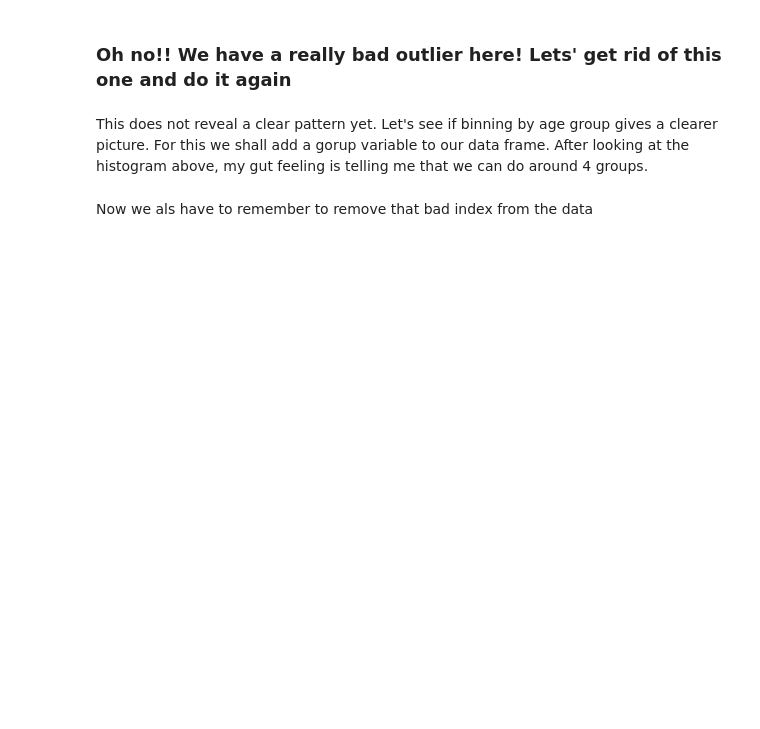
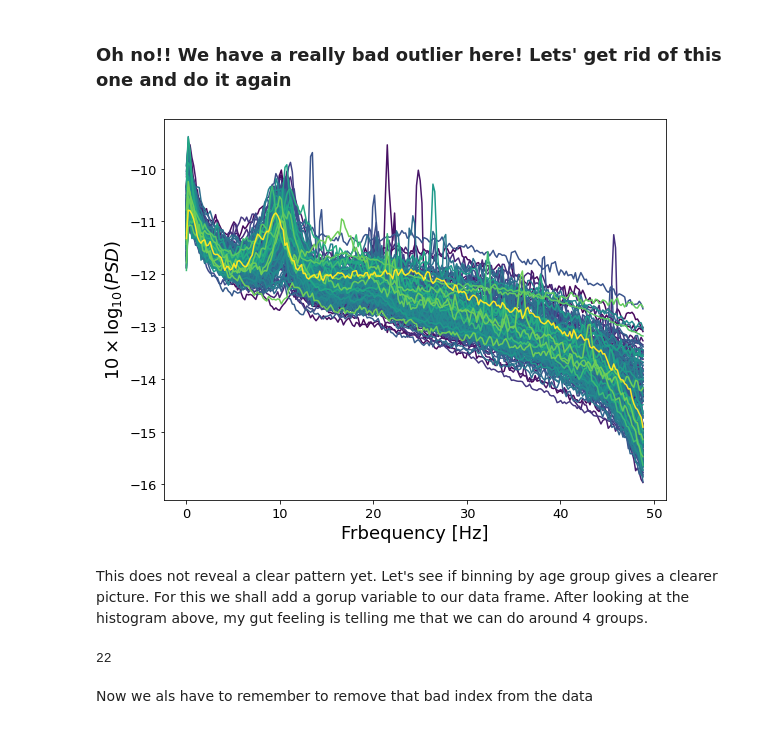
Before and after one commit to dengemann/eeg-pred-modeling-summer-school, a Jupyter notebook: plot_eeg_features_and_build_a_simple_model.ipynb, the cells around one changed output. Drawn from its saved outputs; the diff is of its cells as text; code cells hidden in the pictures; blank space fills up the shorter version.

```diff
--- a/plot_eeg_features_and_build_a_simple_model.ipynb
+++ b/plot_eeg_features_and_build_a_simple_model.ipynb
@@ -111,29 +144,35 @@ plt.show()
 # %% [markdown]
 ### Oh no!! We have a really bad outlier here! Lets' get rid of this one and do it again
 # %%
-bad_idx = X_psd.mean(1).mean(1).argmin()
-good_idx = list(range(len(X_psd)))
+bad_idx = X_psd_ave.mean(1).argmin()
+good_idx = list(range(len(X_psd_ave)))
 good_idx.pop(bad_idx)
 
 y = train_cases.Age.values[good_idx]
 age_sorter = np.argsort(y)
 sorted_age = y[age_sorter]
 
-X_psd = X_psd[good_idx]
+X_psd_ave = X_psd_ave[good_idx]
 
 ms = MinMaxScaler()
 color_code = ms.fit_transform(sorted_age[:, None])[:, 0]
 color = plt.matplotlib.cm.viridis(color_code)
 
 plt.figure(figsize=(9, 7))
 for ii, psd in enumerate(X_psd_ave[age_sorter]):
     plt.plot(freqs, psd, color=color[ii]);
-plt.ylim(-16, -8)
+# plt.ylim(-16, -8)
 plt.ylabel(r'$10 \times \log_{10}(PSD)$')
 plt.xlabel("Frbequency [Hz]")
 plt.show()
+# %% [output]
+[figure, added]
 # %% [markdown]
 This does not reveal a clear pattern yet. Let's see if binning by age group gives a clearer picture. For this we shall add a gorup variable to our data frame. After looking at the histogram above, my gut feeling is telling me that we can do around 4 groups.
+# %%
+bad_idx
+# %% [output]
+22
 # %% [markdown]
 Now we als have to remember to remove that bad index from the data
 # %%
```
Also changed, not shown: parts of 25 cells of this notebook, 1 other file.
